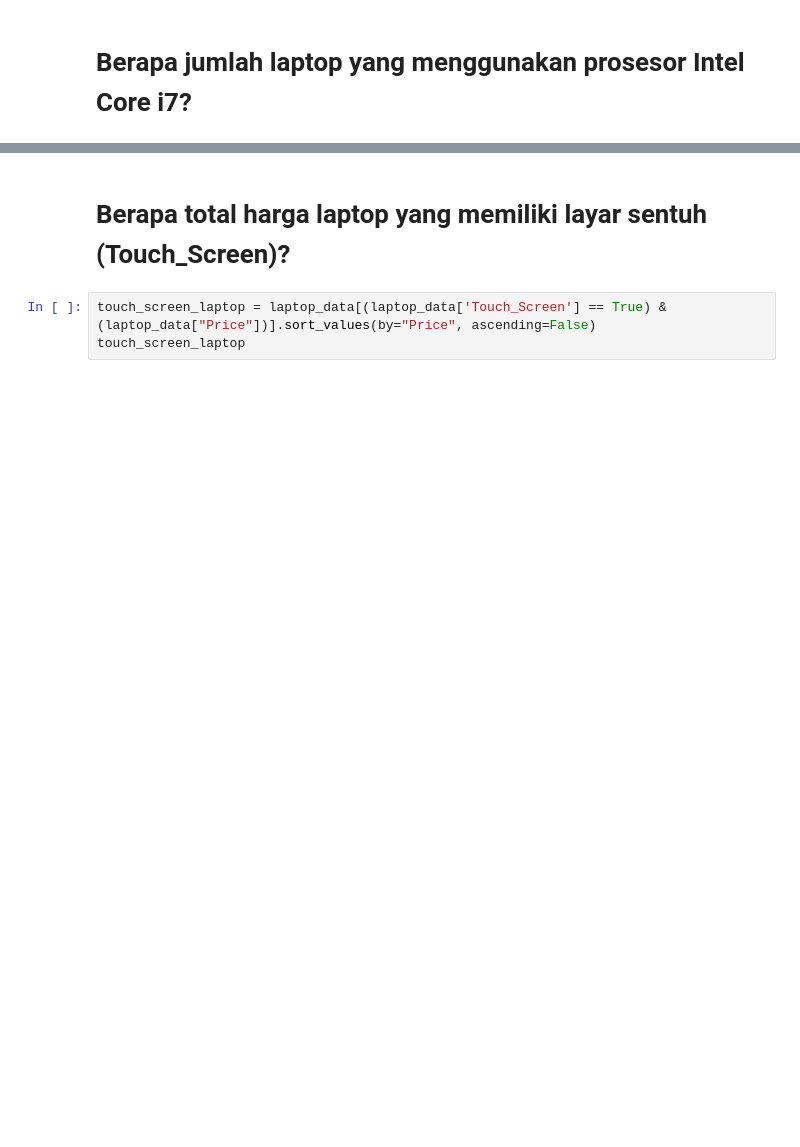
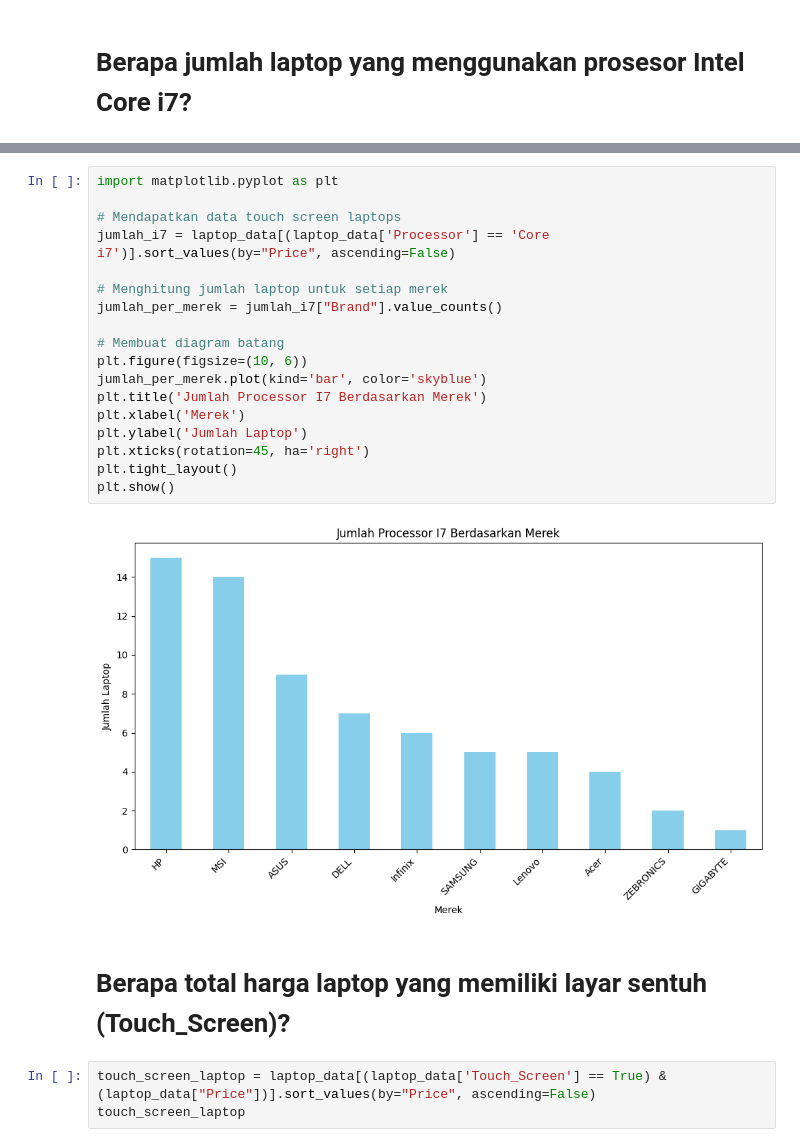
Before and after one commit to AchmadIfal26/Laptops-Analytics, a Jupyter notebook: Laptop_Analytics.ipynb, the cells around one changed output, grey strips where cells are left out. Saved outputs shown, nothing was run; the diff lists cells and outputs as text; blank space fills up the shorter version.

```diff
--- a/Laptop_Analytics.ipynb
+++ b/Laptop_Analytics.ipynb
@@ -327,3 +341,23 @@ jumlah_i7
+# %%
+import matplotlib.pyplot as plt
+
+# Mendapatkan data touch screen laptops
+jumlah_i7 = laptop_data[(laptop_data['Processor'] == 'Core i7')].sort_values(by="Price", ascending=False)
+
+# Menghitung jumlah laptop untuk setiap merek
+jumlah_per_merek = jumlah_i7["Brand"].value_counts()
+
+# Membuat diagram batang
+plt.figure(figsize=(10, 6))
+jumlah_per_merek.plot(kind='bar', color='skyblue')
+plt.title('Jumlah Processor I7 Berdasarkan Merek')
+plt.xlabel('Merek')
+plt.ylabel('Jumlah Laptop')
+plt.xticks(rotation=45, ha='right')
+plt.tight_layout()
+plt.show()
+# %% [output]
+[figure, added]
 # %% [markdown]
 # Berapa total harga laptop yang memiliki layar sentuh (Touch_Screen)?
 # %%
```
Also changed, not shown: parts of 16 cells of this notebook, 1 other file.
